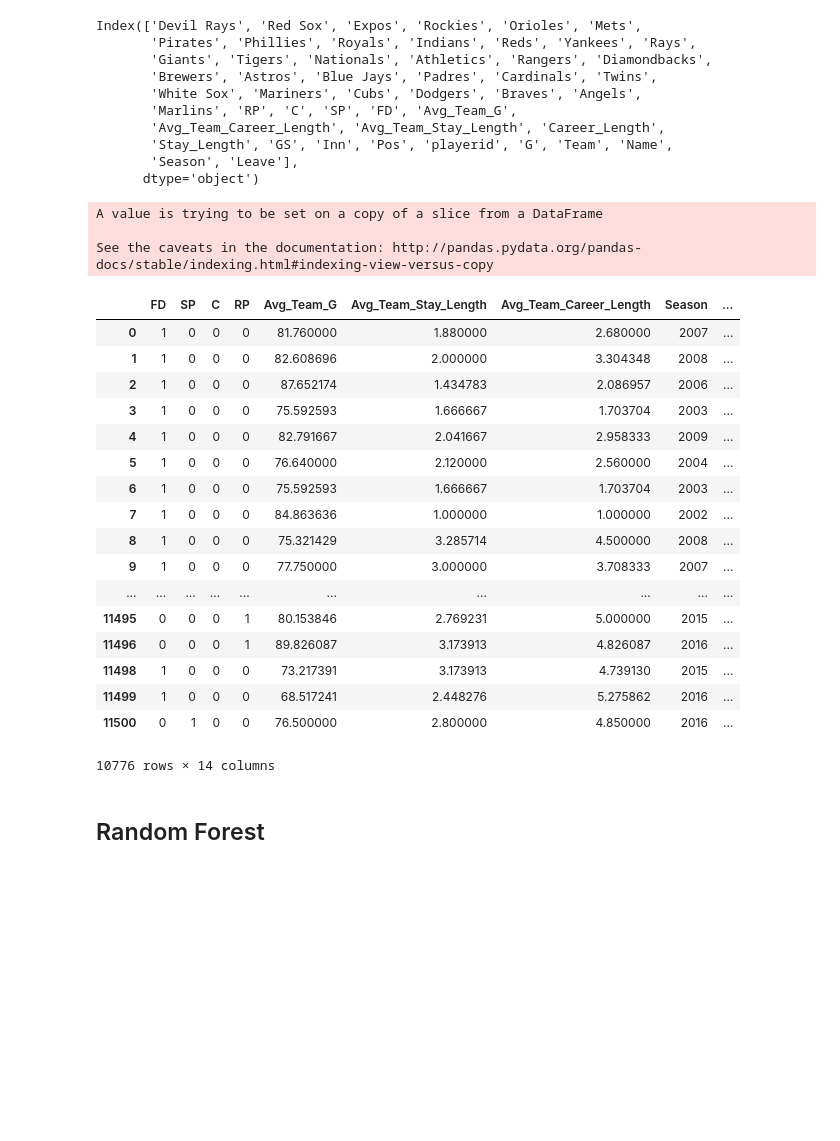
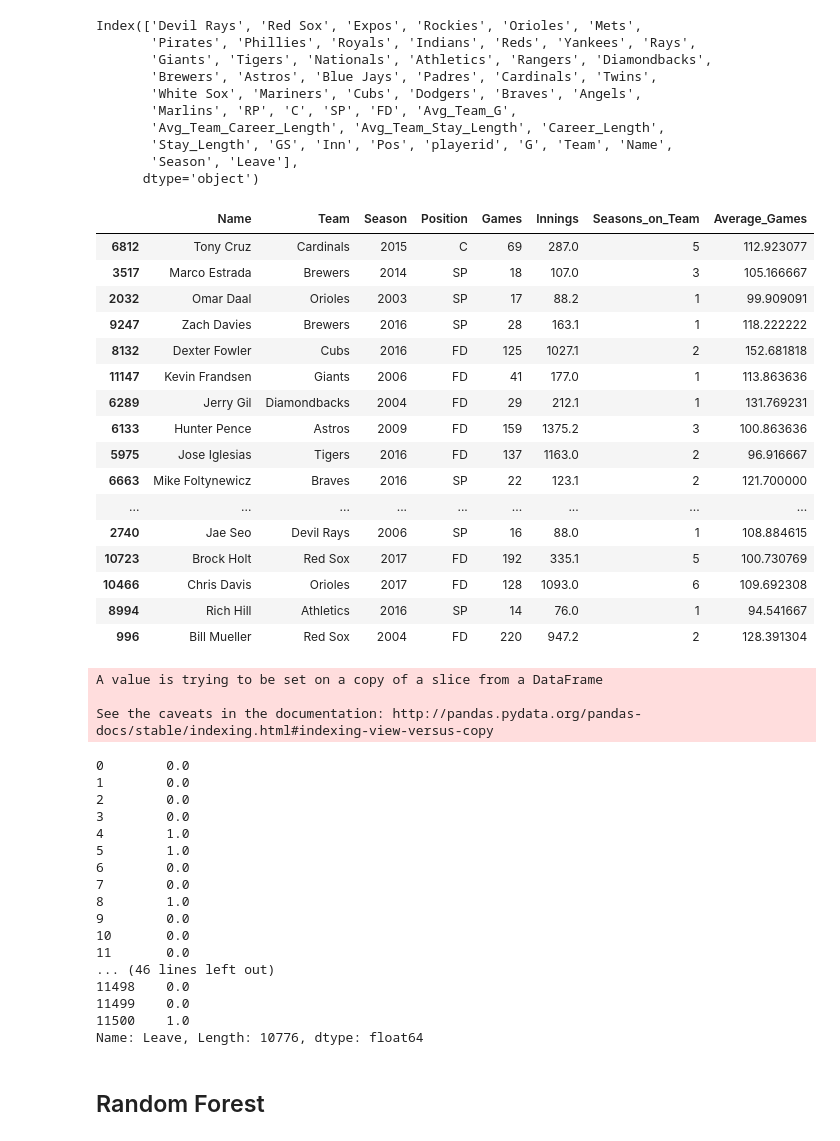
Before and after one commit to mtmoncur/baseball_data, a Jupyter notebook: Basic Model.ipynb, the cells around one changed output. Cells and saved outputs as stored; diff of their text form; code cells hidden in the pictures; blank space fills up the shorter version.

```diff
--- a/Basic Model.ipynb
+++ b/Basic Model.ipynb
@@ -575,6 +598,32 @@ Index(['Devil Rays', 'Red Sox', 'Expos', 'Rockies', 'Orioles', 'Mets',
        'Stay_Length', 'GS', 'Inn', 'Pos', 'playerid', 'G', 'Team', 'Name',
        'Season', 'Leave'],
       dtype='object')
+# %%
+out = p.copy()
+out['Games'] = out.G
+out['Position'] = out.Pos
+out['Innings'] = out.Inn
+out['Seasons_on_Team'] = out.Stay_Length
+out['Average_Games'] = out.Avg_Team_G
+out[['Name', 'Team', 'Season', 'Position', 'Games', 'Innings', 'Seasons_on_Team', 'Average_Games']].sample(20)
+# %% [output]
+|  | Name | Team | Season | Position | Games | Innings | Seasons_on_Team | Average_Games |
+| 6812 | Tony Cruz | Cardinals | 2015 | C | 69 | 287.0 | 5 | 112.923077 |
+| 3517 | Marco Estrada | Brewers | 2014 | SP | 18 | 107.0 | 3 | 105.166667 |
+| 2032 | Omar Daal | Orioles | 2003 | SP | 17 | 88.2 | 1 | 99.909091 |
+| 9247 | Zach Davies | Brewers | 2016 | SP | 28 | 163.1 | 1 | 118.222222 |
+| 8132 | Dexter Fowler | Cubs | 2016 | FD | 125 | 1027.1 | 2 | 152.681818 |
+| 11147 | Kevin Frandsen | Giants | 2006 | FD | 41 | 177.0 | 1 | 113.863636 |
+| 6289 | Jerry Gil | Diamondbacks | 2004 | FD | 29 | 212.1 | 1 | 131.769231 |
+| 6133 | Hunter Pence | Astros | 2009 | FD | 159 | 1375.2 | 3 | 100.863636 |
+| 5975 | Jose Iglesias | Tigers | 2016 | FD | 137 | 1163.0 | 2 | 96.916667 |
+| 6663 | Mike Foltynewicz | Braves | 2016 | SP | 22 | 123.1 | 2 | 121.700000 |
+| ... | ... | ... | ... | ... | ... | ... | ... | ... |
+| 2740 | Jae Seo | Devil Rays | 2006 | SP | 16 | 88.0 | 1 | 108.884615 |
+| 10723 | Brock Holt | Red Sox | 2017 | FD | 192 | 335.1 | 5 | 100.730769 |
+| 10466 | Chris Davis | Orioles | 2017 | FD | 128 | 1093.0 | 6 | 109.692308 |
+| 8994 | Rich Hill | Athletics | 2016 | SP | 14 | 76.0 | 1 | 94.541667 |
+| 996 | Bill Mueller | Red Sox | 2004 | FD | 220 | 947.2 | 2 | 128.391304 |
 # %%
 X = p[list(p.Pos.unique())+['Avg_Team_G', 'Avg_Team_Stay_Length', 'Avg_Team_Career_Length', 'Season', 'Stay_Length', 'Career_Length', 'GS', 'G', 'Inn']]#list(p.Team.unique())+
 X.drop(p[p.Season==2017].index, inplace=True)
@@ -583,30 +632,27 @@ X.reindex()
 y = p['Leave']
 y.drop(p[p.Season==2017].index, inplace=True)
 y.reindex()
-
-pd.concat([X,y],axis=1)
 # %% [output]
 A value is trying to be set on a copy of a slice from a DataFrame
 
 See the caveats in the documentation: http://pandas.pydata.org/pandas-docs/stable/indexing.html#indexing-view-versus-copy
-|  | FD | SP | C | RP | Avg_Team_G | Avg_Team_Stay_Length | Avg_Team_Career_Length | Season | ... |
-| 0 | 1 | 0 | 0 | 0 | 81.760000 | 1.880000 | 2.680000 | 2007 | ... |
-| 1 | 1 | 0 | 0 | 0 | 82.608696 | 2.000000 | 3.304348 | 2008 | ... |
-| 2 | 1 | 0 | 0 | 0 | 87.652174 | 1.434783 | 2.086957 | 2006 | ... |
-| 3 | 1 | 0 | 0 | 0 | 75.592593 | 1.666667 | 1.703704 | 2003 | ... |
-| 4 | 1 | 0 | 0 | 0 | 82.791667 | 2.041667 | 2.958333 | 2009 | ... |
-| 5 | 1 | 0 | 0 | 0 | 76.640000 | 2.120000 | 2.560000 | 2004 | ... |
-| 6 | 1 | 0 | 0 | 0 | 75.592593 | 1.666667 | 1.703704 | 2003 | ... |
-| 7 | 1 | 0 | 0 | 0 | 84.863636 | 1.000000 | 1.000000 | 2002 | ... |
-| 8 | 1 | 0 | 0 | 0 | 75.321429 | 3.285714 | 4.500000 | 2008 | ... |
-| 9 | 1 | 0 | 0 | 0 | 77.750000 | 3.000000 | 3.708333 | 2007 | ... |
-| ... | ... | ... | ... | ... | ... | ... | ... | ... | ... |
-| 11495 | 0 | 0 | 0 | 1 | 80.153846 | 2.769231 | 5.000000 | 2015 | ... |
-| 11496 | 0 | 0 | 0 | 1 | 89.826087 | 3.173913 | 4.826087 | 2016 | ... |
-| 11498 | 1 | 0 | 0 | 0 | 73.217391 | 3.173913 | 4.739130 | 2015 | ... |
-| 11499 | 1 | 0 | 0 | 0 | 68.517241 | 2.448276 | 5.275862 | 2016 | ... |
-| 11500 | 0 | 1 | 0 | 0 | 76.500000 | 2.800000 | 4.850000 | 2016 | ... |
-10776 rows × 14 columns
+0        0.0
+1        0.0
+2        0.0
+3        0.0
+4        1.0
+5        1.0
+6        0.0
+7        0.0
+8        1.0
+9        0.0
+10       0.0
+11       0.0
+... (46 lines left out)
+11498    0.0
+11499    0.0
+11500    1.0
+Name: Leave, Length: 10776, dtype: float64
 # %%
 results = sm.OLS(y,X).fit()
 # %%
```
Also changed, not shown: parts of 26 cells of this notebook.
